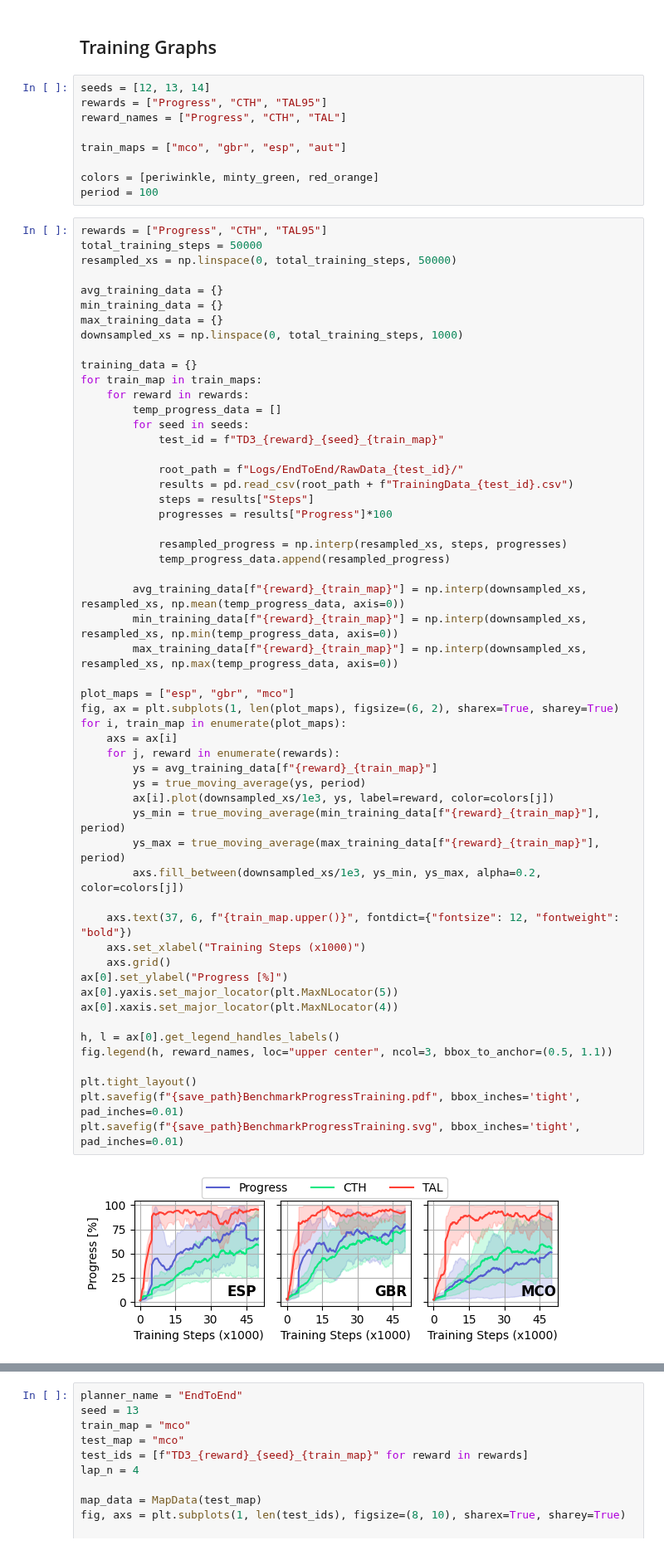
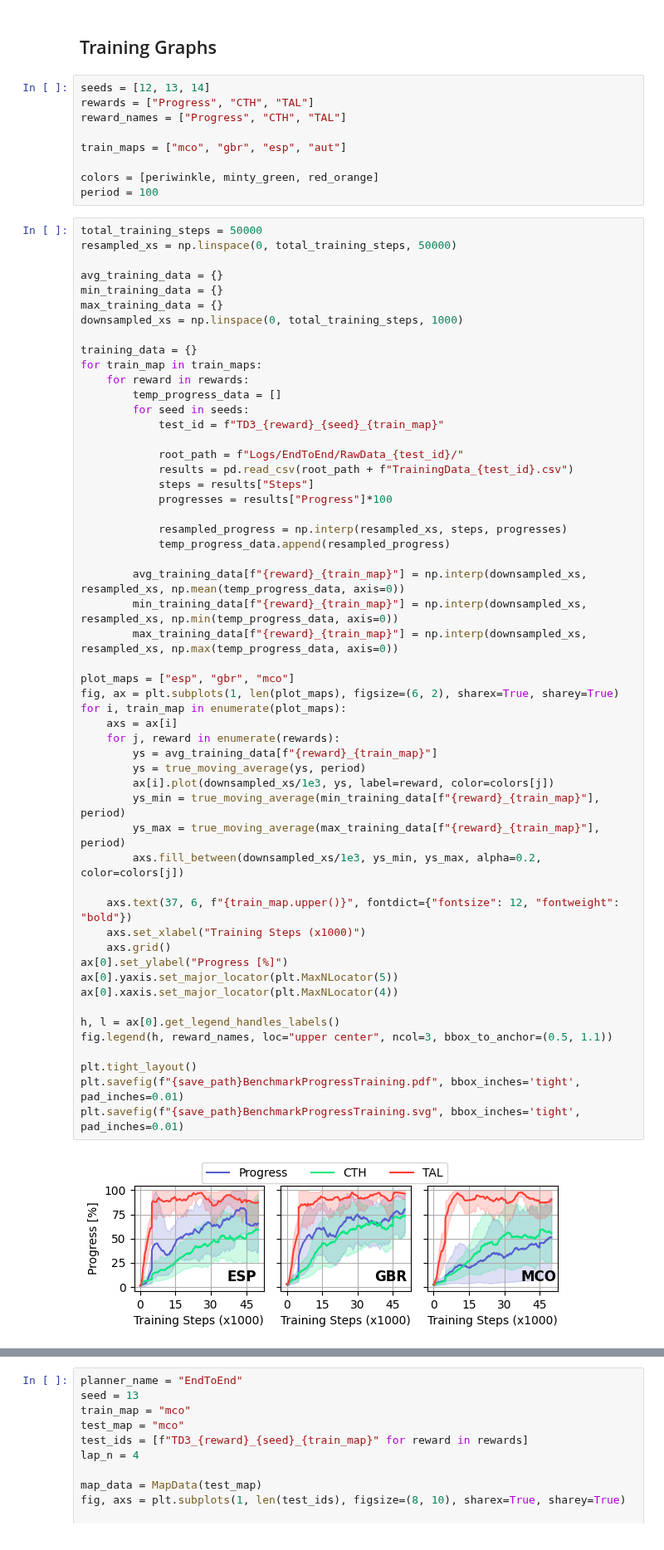
Before and after one commit to BDEvan5/f1tenth_benchmarks, a Jupyter notebook: f1tenth_benchmarks/benchmark_results/drl_result_plots.ipynb, the cells around one changed output, grey strips where cells are left out. Shown at 83% size. Cells and saved outputs as stored; diff of their text form.

```diff
--- a/f1tenth_benchmarks/benchmark_results/drl_result_plots.ipynb
+++ b/f1tenth_benchmarks/benchmark_results/drl_result_plots.ipynb
@@ -23,7 +23,7 @@ Complied Full.csv and Summary.csv.
 ## Training Graphs
 # %%
 seeds = [12, 13, 14]
-rewards = ["Progress", "CTH", "TAL95"]
+rewards = ["Progress", "CTH", "TAL"]
 reward_names = ["Progress", "CTH", "TAL"]
 
 train_maps = ["mco", "gbr", "esp", "aut"]
@@ -31,7 +31,6 @@ train_maps = ["mco", "gbr", "esp", "aut"]
 colors = [periwinkle, minty_green, red_orange]
 period = 100
 # %%
-rewards = ["Progress", "CTH", "TAL95"]
 total_training_steps = 50000
 resampled_xs = np.linspace(0, total_training_steps, 50000)
 
@@ -58,34 +57,34 @@ for train_map in train_maps:
         avg_training_data[f"{reward}_{train_map}"] = np.interp(downsampled_xs, resampled_xs, np.mean(temp_progress_data, axis=0))
         min_training_data[f"{reward}_{train_map}"] = np.interp(downsampled_xs, resampled_xs, np.min(temp_progress_data, axis=0))
         max_training_data[f"{reward}_{train_map}"] = np.interp(downsampled_xs, resampled_xs, np.max(temp_progress_data, axis=0))
 
 plot_maps = ["esp", "gbr", "mco"]
 fig, ax = plt.subplots(1, len(plot_maps), figsize=(6, 2), sharex=True, sharey=True)
 for i, train_map in enumerate(plot_maps):
     axs = ax[i]
     for j, reward in enumerate(rewards):
         ys = avg_training_data[f"{reward}_{train_map}"]
         ys = true_moving_average(ys, period)
         ax[i].plot(downsampled_xs/1e3, ys, label=reward, color=colors[j])
         ys_min = true_moving_average(min_training_data[f"{reward}_{train_map}"], period)
         ys_max = true_moving_average(max_training_data[f"{reward}_{train_map}"], period)
         axs.fill_between(downsampled_xs/1e3, ys_min, ys_max, alpha=0.2, color=colors[j])
 
     axs.text(37, 6, f"{train_map.upper()}", fontdict={"fontsize": 12, "fontweight": "bold"})
     axs.set_xlabel("Training Steps (x1000)")
     axs.grid()
 ax[0].set_ylabel("Progress [%]")
 ax[0].yaxis.set_major_locator(plt.MaxNLocator(5))
 ax[0].xaxis.set_major_locator(plt.MaxNLocator(4))
 
 h, l = ax[0].get_legend_handles_labels()
 fig.legend(h, reward_names, loc="upper center", ncol=3, bbox_to_anchor=(0.5, 1.1))
 
 plt.tight_layout()
 plt.savefig(f"{save_path}BenchmarkProgressTraining.pdf", bbox_inches='tight', pad_inches=0.01)
 plt.savefig(f"{save_path}BenchmarkProgressTraining.svg", bbox_inches='tight', pad_inches=0.01)
 # %% [output]
-[figure, old version]
+[figure, new version]
 # %%
 summary_df = pd.read_csv("Logs/Summary.csv")
 map_list = ["aut", "esp", "gbr", "mco"]
```
Also changed, not shown: parts of 2 cells of this notebook, 10 other files.
